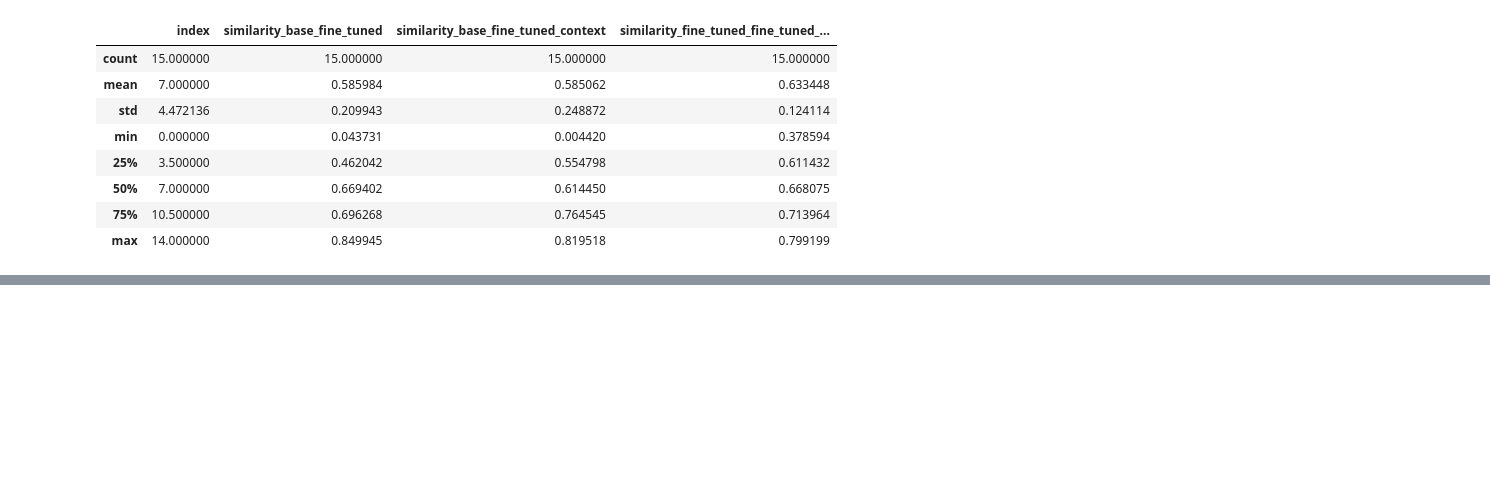
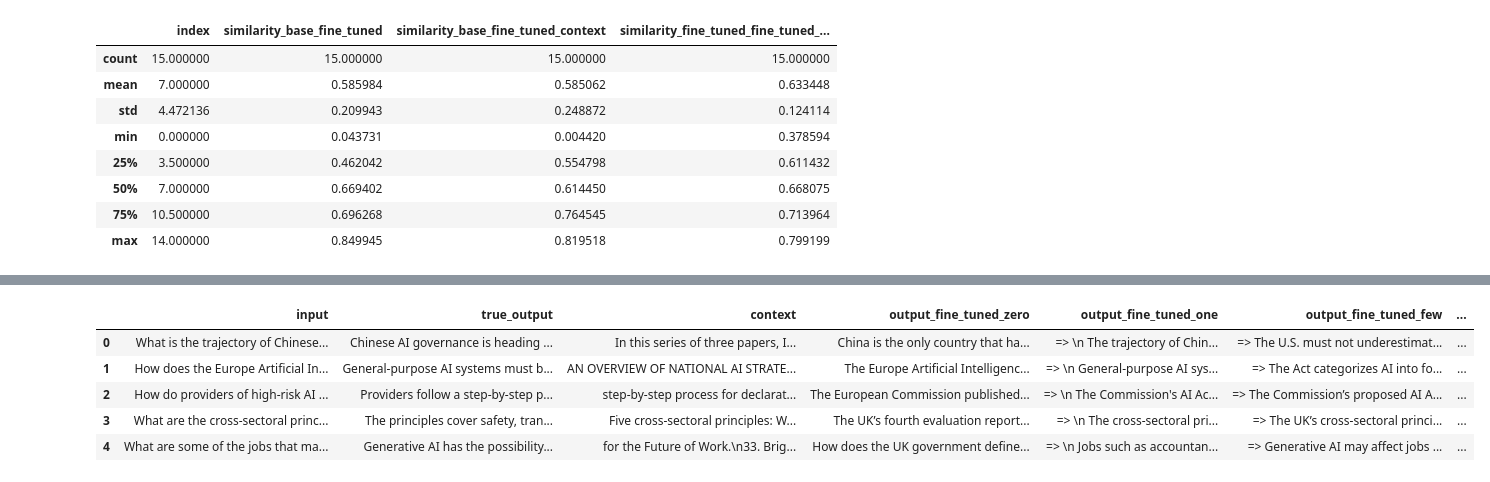
Before and after one commit to Santhoshkumar-p/llama2-finetuning, a Jupyter notebook: code/Prompt_Eval.ipynb, the cells around one changed output, grey strips where cells are left out. Saved outputs shown, nothing was run; the diff lists cells and outputs as text; code cells hidden in the pictures; blank space fills up the shorter version.

```diff
--- a/code/Prompt_Eval.ipynb
+++ b/code/Prompt_Eval.ipynb
@@ -129,0 +143,56 @@ data_final.to_csv("prompt_engineering_new_prompts.csv")
+# %%
+one_shot_remove = '''Task: You are a chat bot called AI PolicyChat. Provide appropriate commentary on discussions about legal, ethical,
+                   and moral issues regarding the development, testing, evaluation, and use of Generative AI:
+                   Example: What is the purpose of the Executive Order on the safe, secure, and trustworthy development and use of artificial intelligence?
+                   =>
+                   The purpose of the Executive Order is to guide the development and use of artificial intelligence (AI) in a manner that is safe, secure,
+                   and trustworthy. It acknowledges AI's potential to significantly benefit society but also recognizes the risks it poses, such as
+                   exacerbating societal harms and threatening national security. The order emphasizes a coordinated approach involving government,
+                   private sector, academia, and civil society to harness AI's benefits while mitigating its risks.
+                   Prompt: '''
+few_shot_remove = '''Task: You are a chat bot called AI PolicyChat. Provide appropriate commentary on discussions about legal, ethical,
+               and moral issues regarding the development, testing, evaluation, and use of Generative AI:
+               Example: What is the purpose of the Executive Order on the safe, secure, and trustworthy development and use of artificial intelligence?
+               =>
+               The purpose of the Executive Order is to guide the development and use of artificial intelligence (AI) in a manner that is safe, secure,
+               and trustworthy. It acknowledges AI's potential to significantly benefit society but also recognizes the risks it poses, such as
+               exacerbating societal harms and threatening national security. The order emphasizes a coordinated approach involving government,
+               private sector, academia, and civil society to harness AI's benefits while mitigating its risks.
+               Example: Which international forums focus on AI governance? =>  AI governance has been a focus of discussions in the G7,
+               the U.S.-EU Trade and Technology Council, and the Global Partnership on AI (GPAI).
+               Prompt: '''
+neg_remove = '''Task: You are a chat bot called AI PolicyChat. Do not provide any commentary on discussions about legal, ethical,
+               and moral issues regarding the development, testing, evaluation, and use of Generative AI. Ensure that your answers are
+               the opposite of the correct answer. Prompt: '''
+cot_remove = '''Task: You are a chat bot called AI PolicyChat. Provide appropriate commentary on discussions about legal, ethical,
+               and moral issues regarding the development, testing, evaluation, and use of Generative AI:
+               Example:
+               Question: Why should international discourse take China's AI regulations seriously?
+                Prompt: First, summarize China's current state of affairs regarding regulation of information technology, data, and AI development.
+                Second, discuss China's most recent legislative changes regarding AI.
+                Then, state why other nation's should pay close attention to China's new AI regulations. =>
+                International discourse on Chinese AI governance often fails to take these regulations seriously,
+                to engage with either their content or the policymaking process. International commentary often falls into one of two
+                traps: dismissing China's regulations as irrelevant or using them as a political prop. Analysts and policymakers in
+                other countries often treat them as meaningless pieces of paper.
+                China's AI regulations share three structural similarities: they focus on algorithms as a point of entry, build
+                regulatory tools and bureaucratic know-how, and adopt a vertical and iterative approach towards regulation.
+                China's AI regulations reshape global AI deployment and offer insights into effective governance tools,
+                influencing various sectors worldwide.
+                Prompt: '''
+df['output_fine_tuned_one'] = df['output_fine_tuned_one'].str.replace(one_shot_remove, "", regex=False)
+df['output_fine_tuned_few'] = df['output_fine_tuned_few'].str.replace(few_shot_remove, "", regex=False)
+df['output_fine_tuned_neg'] = df['output_fine_tuned_neg'].str.replace(neg_remove, "", regex=False)
+df['output_fine_tuned_cot'] = df['output_fine_tuned_cot'].str.replace(cot_remove, "", regex=False)
+df['output_fine_tuned_one'] = df.apply(lambda row: remove_redundant(row['input'], row['output_fine_tuned_one']), axis=1)
+df['output_fine_tuned_few'] = df.apply(lambda row: remove_redundant(row['input'], row['output_fine_tuned_few']), axis=1)
+df['output_fine_tuned_neg'] = df.apply(lambda row: remove_redundant(row['input'], row['output_fine_tuned_neg']), axis=1)
+df['output_fine_tuned_cot'] = df.apply(lambda row: remove_redundant(row['input'], row['output_fine_tuned_cot']), axis=1)
+df.head()
+# %% [output]
+|  | input | true_output | context | output_fine_tuned_zero | output_fine_tuned_one | output_fine_tuned_few | ... |
+| 0 | What is the trajectory of Chinese... | Chinese AI governance is heading ... | In this series of three papers, I... | China is the only country that ha... | => \n The trajectory of Chin... | => The U.S. must not underestimat... | ... |
+| 1 | How does the Europe Artificial In... | General-purpose AI systems must b... | AN OVERVIEW OF NATIONAL AI STRATE... | The Europe Artificial Intelligenc... | => \n General-purpose AI sys... | => The Act categorizes AI into fo... | ... |
+| 2 | How do providers of high-risk AI ... | Providers follow a step-by-step p... | step-by-step process for declarat... | The European Commission published... | => \n The Commission's AI Ac... | => The Commission’s proposed AI A... | ... |
+| 3 | What are the cross-sectoral princ... | The principles cover safety, tran... | Five cross-sectoral principles: W... | The UK’s fourth evaluation report... | => \n The cross-sectoral pri... | => The UK’s cross-sectoral princi... | ... |
+| 4 | What are some of the jobs that ma... | Generative AI has the possibility... | for the Future of Work.\n33. Brig... | How does the UK government define... | => \n Jobs such as accountan... | => Generative AI may affect jobs ... | ... |
```
Also changed, not shown: parts of 7 cells of this notebook, 5 other files.
